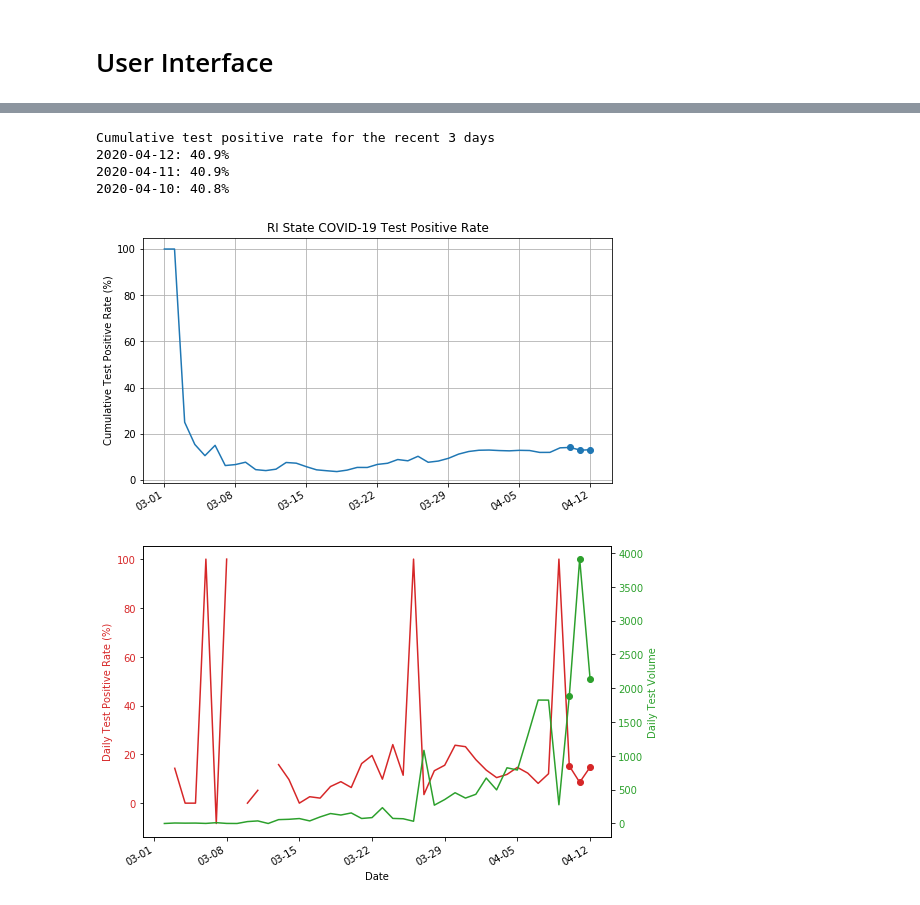
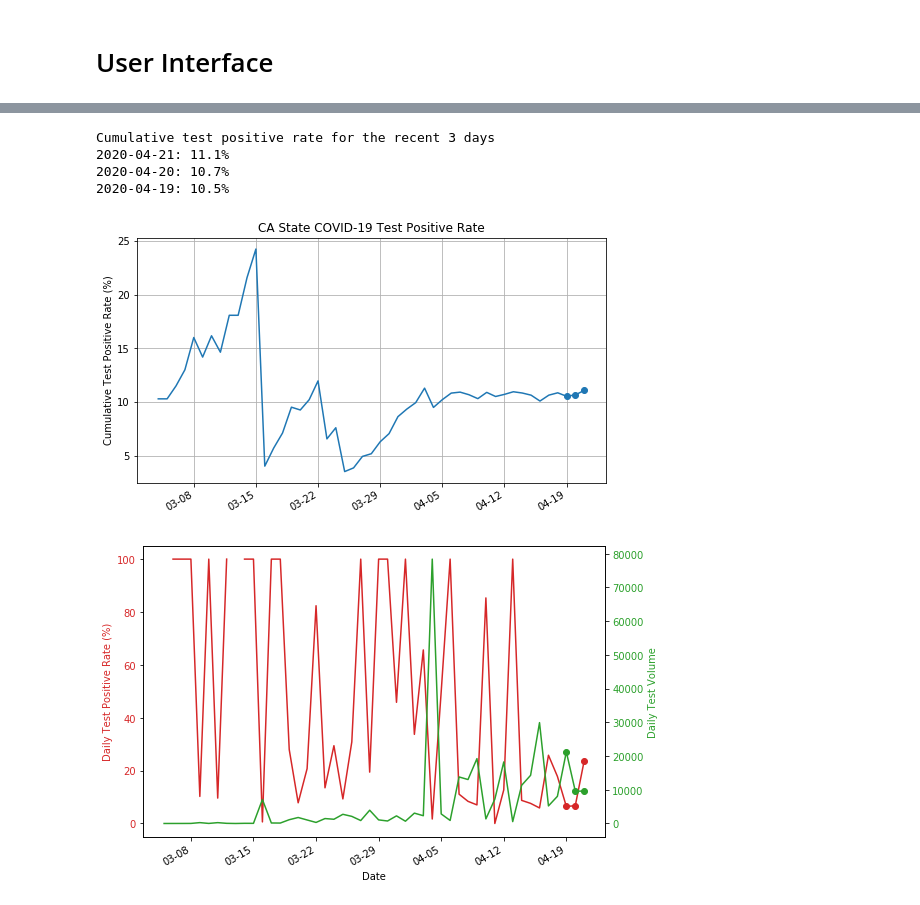
Before and after one commit to kl884/COVID-19-Test-Positive-Rate, a Jupyter notebook: python/COVID-19 Test Positive Rate.ipynb, the cells around one changed output, grey strips where cells are left out. Cells and saved outputs as stored; diff of their text form; code cells hidden in the pictures.

```diff
--- a/python/COVID-19 Test Positive Rate.ipynb
+++ b/python/COVID-19 Test Positive Rate.ipynb
@@ -341,11 +340,11 @@ Cumulative test positive rate for the recent 3 days
 # %%
-state_trend(df, 'RI', plot= 'pos_rate')
+state_trend(df, 'CA', plot= 'pos_rate')
 # %% [output]
 Cumulative test positive rate for the recent 3 days
-2020-04-12: 40.9%
-2020-04-11: 40.9%
-2020-04-10: 40.8%
+2020-04-21: 11.1%
+2020-04-20: 10.7%
+2020-04-19: 10.5%
-[figure, old version]
+[figure, new version]
-[figure, old version]
+[figure, new version]
 # %%
 latest_by_state(df)
```
Also changed, not shown: parts of 7 cells of this notebook, 3 other files.
